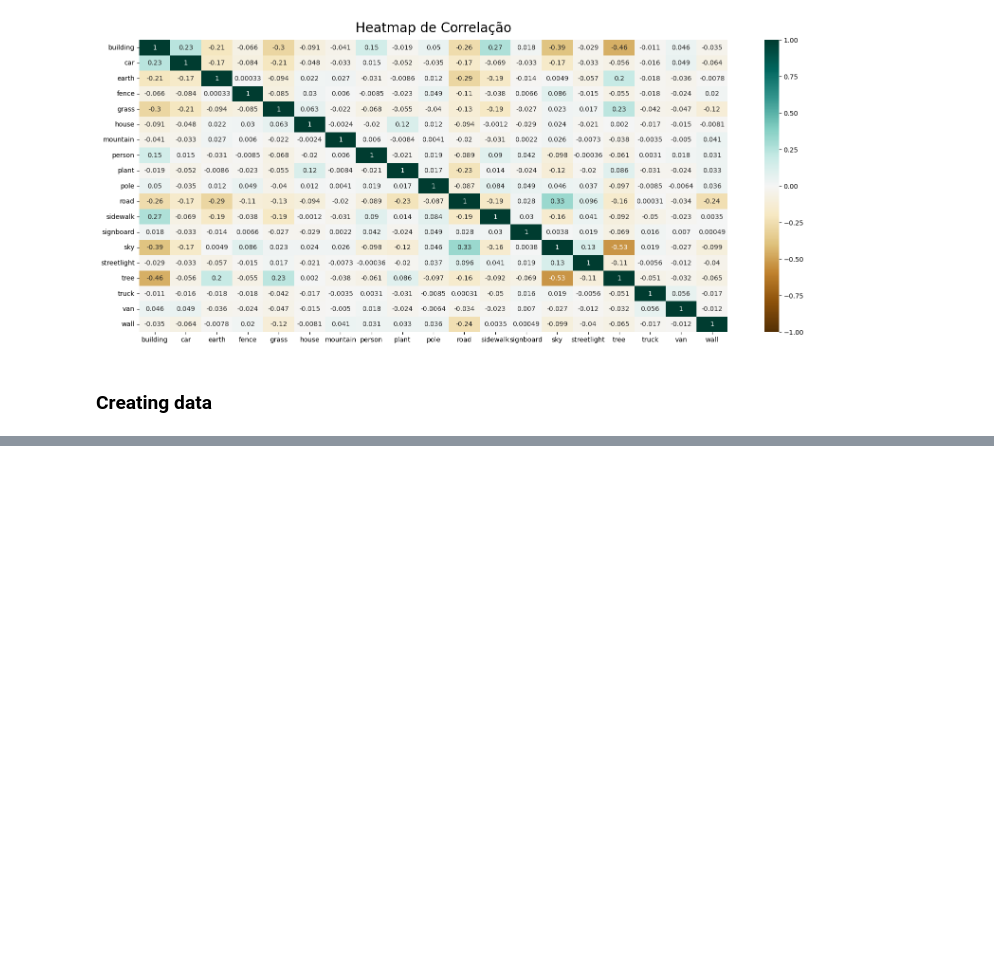
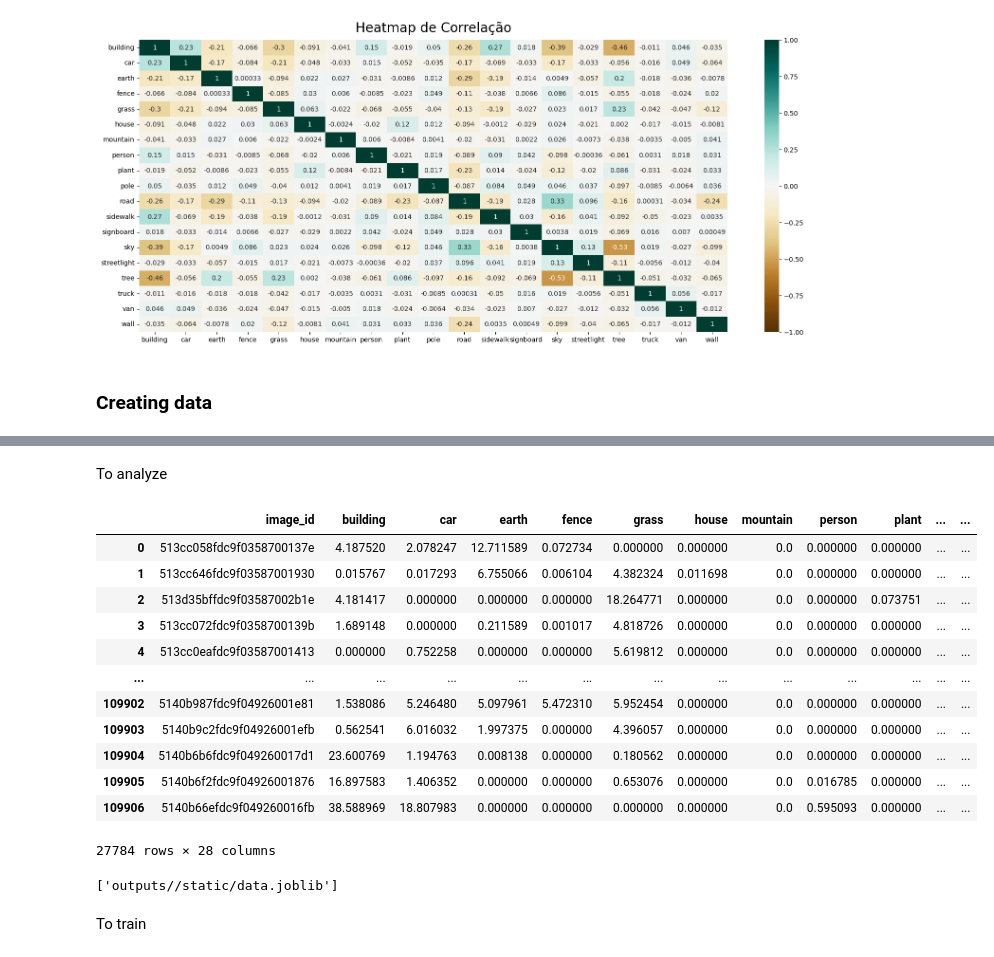
Before and after one commit to fmorenovr/ComputerScience_FGV, a Jupyter notebook: Analise_Visual_de_Dados/Trabalho_final/2_Data_Exploration.ipynb, the cells around one changed output, grey strips where cells are left out. Cells and saved outputs as stored; diff of their text form; code cells hidden in the pictures; blank space fills up the shorter version.

```diff
--- a/Analise_Visual_de_Dados/Trabalho_final/2_Data_Exploration.ipynb
+++ b/Analise_Visual_de_Dados/Trabalho_final/2_Data_Exploration.ipynb
@@ -267,0 +270,19 @@ opf_df
+# %% [markdown]
+To analyze
+# %%
+city_df = opf_df[opf_df["Country"]=="USA"].copy()
+city_df
+# %% [output]
+|  | image_id | building | car | earth | fence | grass | house | mountain | person | plant | ... | ... |
+| 0 | 513cc058fdc9f0358700137e | 4.187520 | 2.078247 | 12.711589 | 0.072734 | 0.000000 | 0.000000 | 0.0 | 0.000000 | 0.000000 | ... | ... |
+| 1 | 513cc646fdc9f03587001930 | 0.015767 | 0.017293 | 6.755066 | 0.006104 | 4.382324 | 0.011698 | 0.0 | 0.000000 | 0.000000 | ... | ... |
+| 2 | 513d35bffdc9f03587002b1e | 4.181417 | 0.000000 | 0.000000 | 0.000000 | 18.264771 | 0.000000 | 0.0 | 0.000000 | 0.073751 | ... | ... |
+| 3 | 513cc072fdc9f0358700139b | 1.689148 | 0.000000 | 0.211589 | 0.001017 | 4.818726 | 0.000000 | 0.0 | 0.000000 | 0.000000 | ... | ... |
+| 4 | 513cc0eafdc9f03587001413 | 0.000000 | 0.752258 | 0.000000 | 0.000000 | 5.619812 | 0.000000 | 0.0 | 0.000000 | 0.000000 | ... | ... |
+| ... | ... | ... | ... | ... | ... | ... | ... | ... | ... | ... | ... | ... |
+| 109902 | 5140b987fdc9f04926001e81 | 1.538086 | 5.246480 | 5.097961 | 5.472310 | 5.952454 | 0.000000 | 0.0 | 0.000000 | 0.000000 | ... | ... |
+| 109903 | 5140b9c2fdc9f04926001efb | 0.562541 | 6.016032 | 1.997375 | 0.000000 | 4.396057 | 0.000000 | 0.0 | 0.000000 | 0.000000 | ... | ... |
+| 109904 | 5140b6b6fdc9f049260017d1 | 23.600769 | 1.194763 | 0.008138 | 0.000000 | 0.180562 | 0.000000 | 0.0 | 0.000000 | 0.000000 | ... | ... |
+| 109905 | 5140b6f2fdc9f04926001876 | 16.897583 | 1.406352 | 0.000000 | 0.000000 | 0.653076 | 0.000000 | 0.0 | 0.016785 | 0.000000 | ... | ... |
+| 109906 | 5140b66efdc9f049260016fb | 38.588969 | 18.807983 | 0.000000 | 0.000000 | 0.000000 | 0.000000 | 0.0 | 0.595093 | 0.000000 | ... | ... |
+27784 rows × 28 columns
@@ -268,3 +303,9 @@ opf_df
+# %%
+joblib.dump(data_dict, f"{MAIN_OUT_PATH}/static/data.joblib")
+# %% [output]
+['outputs//static/data.joblib']
+# %% [markdown]
+To train
 # %%
 data_dict = {
     "id": opf_df["image_id"].values.tolist(),
```
Also changed, not shown: parts of 9 cells of this notebook, 1 other file.
